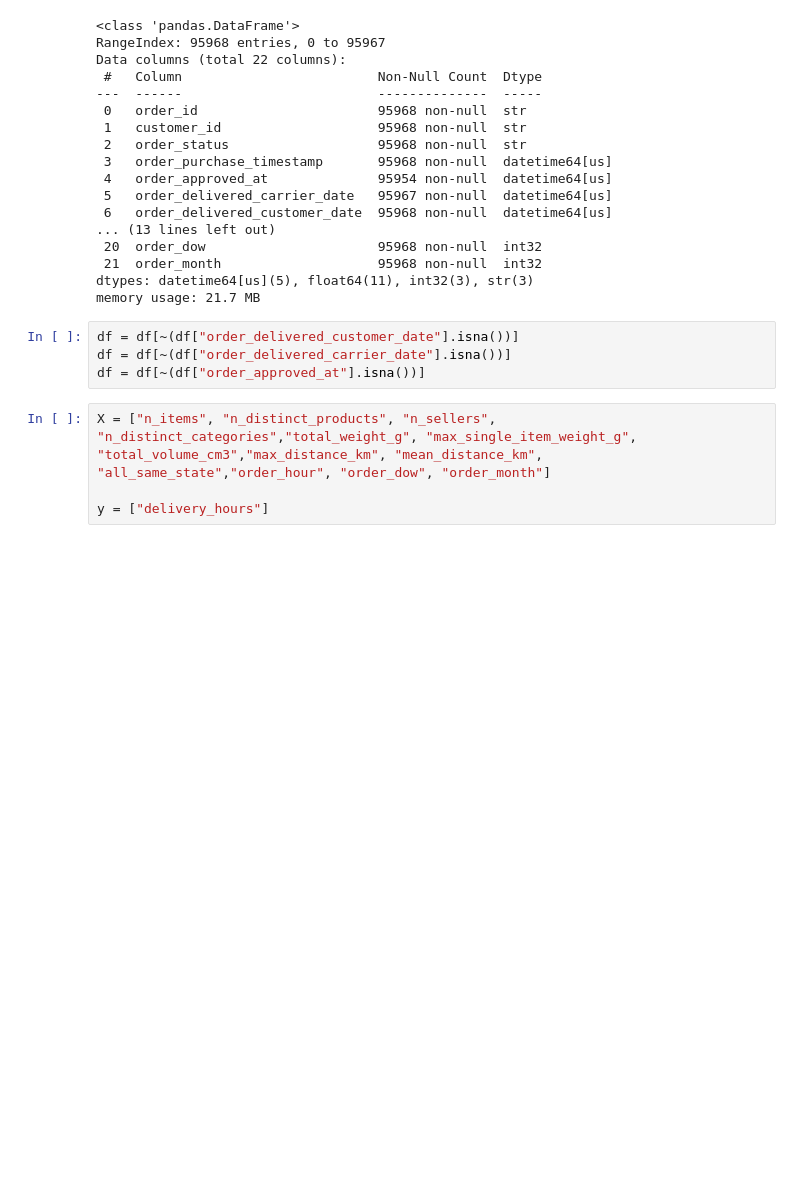
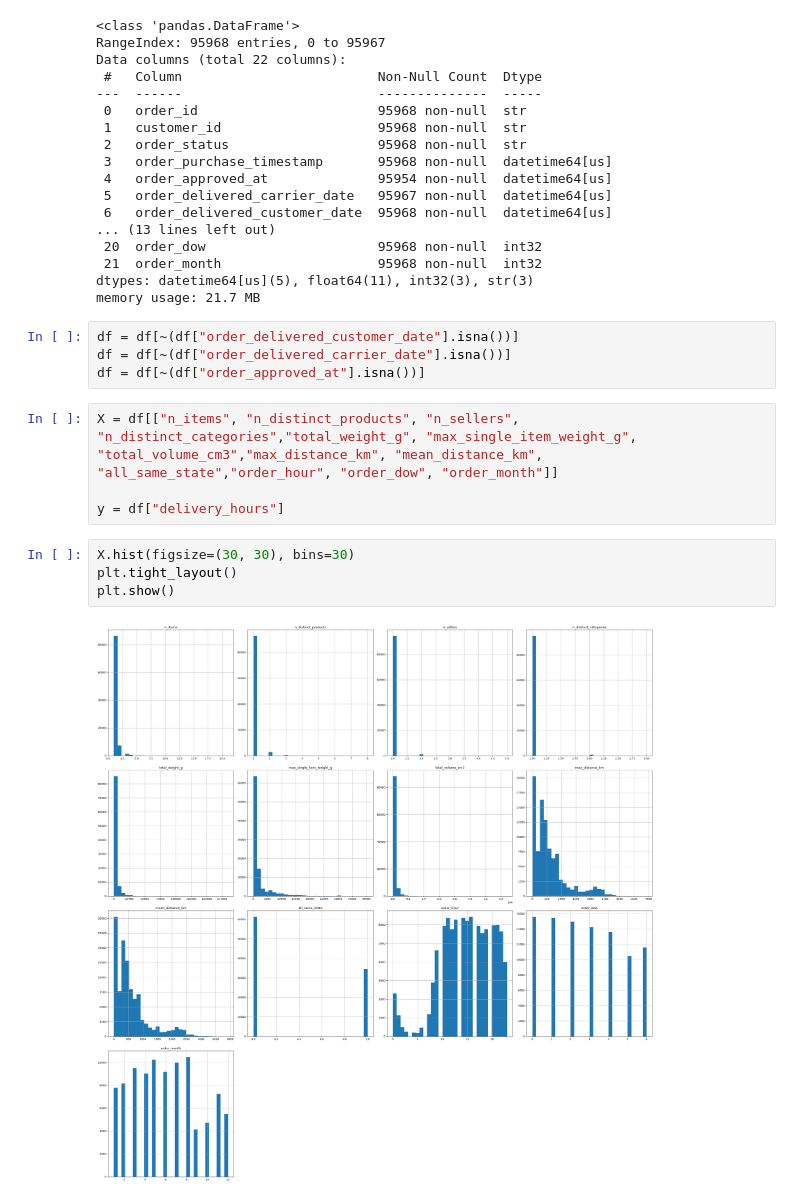
Before and after one commit to Hassangenius/Olist-date-prediction, a Jupyter notebook: Olist_part_2_Sayed_Qassim_X_y.ipynb, the cells around one changed output. Drawn from its saved outputs; the diff is of its cells as text; blank space fills up the shorter version.

```diff
--- a/Olist_part_2_Sayed_Qassim_X_y.ipynb
+++ b/Olist_part_2_Sayed_Qassim_X_y.ipynb
@@ -482,6 +482,12 @@ df = df[~(df["order_delivered_customer_date"].isna())]
 df = df[~(df["order_delivered_carrier_date"].isna())]
 df = df[~(df["order_approved_at"].isna())]
 # %%
-X = ["n_items", "n_distinct_products", "n_sellers", "n_distinct_categories","total_weight_g", "max_single_item_weight_g", "total_volume_cm3","max_distance_km", "mean_distance_km", "all_same_state","order_hour", "order_dow", "order_month"]
+X = df[["n_items", "n_distinct_products", "n_sellers", "n_distinct_categories","total_weight_g", "max_single_item_weight_g", "total_volume_cm3","max_distance_km", "mean_distance_km", "all_same_state","order_hour", "order_dow", "order_month"]]
 
-y = ["delivery_hours"]
+y = df["delivery_hours"]
+# %%
+X.hist(figsize=(30, 30), bins=30)
+plt.tight_layout()
+plt.show()
+# %% [output]
+[figure, added]
```
Also changed, not shown: parts of 8 cells of this notebook, 1 other file.
